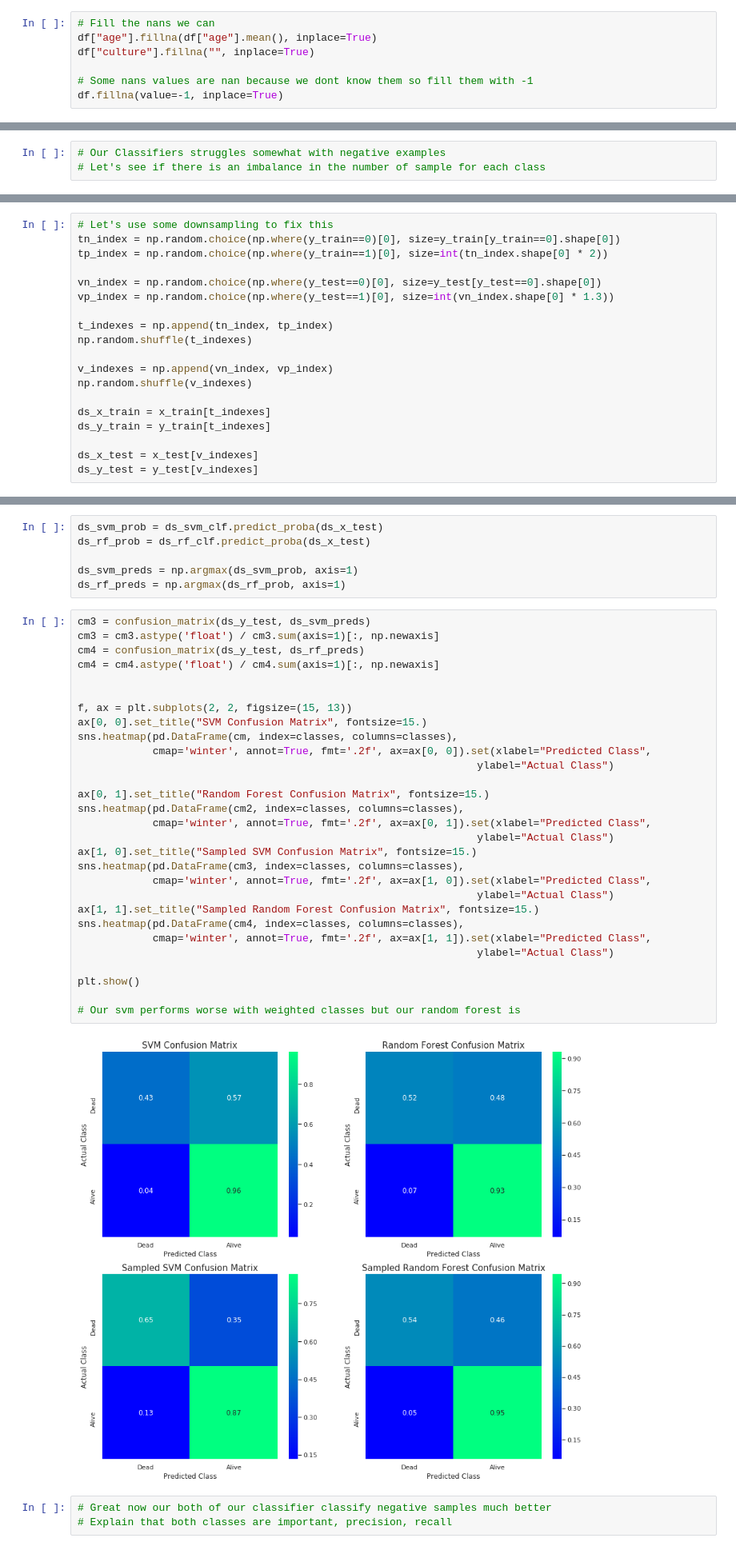
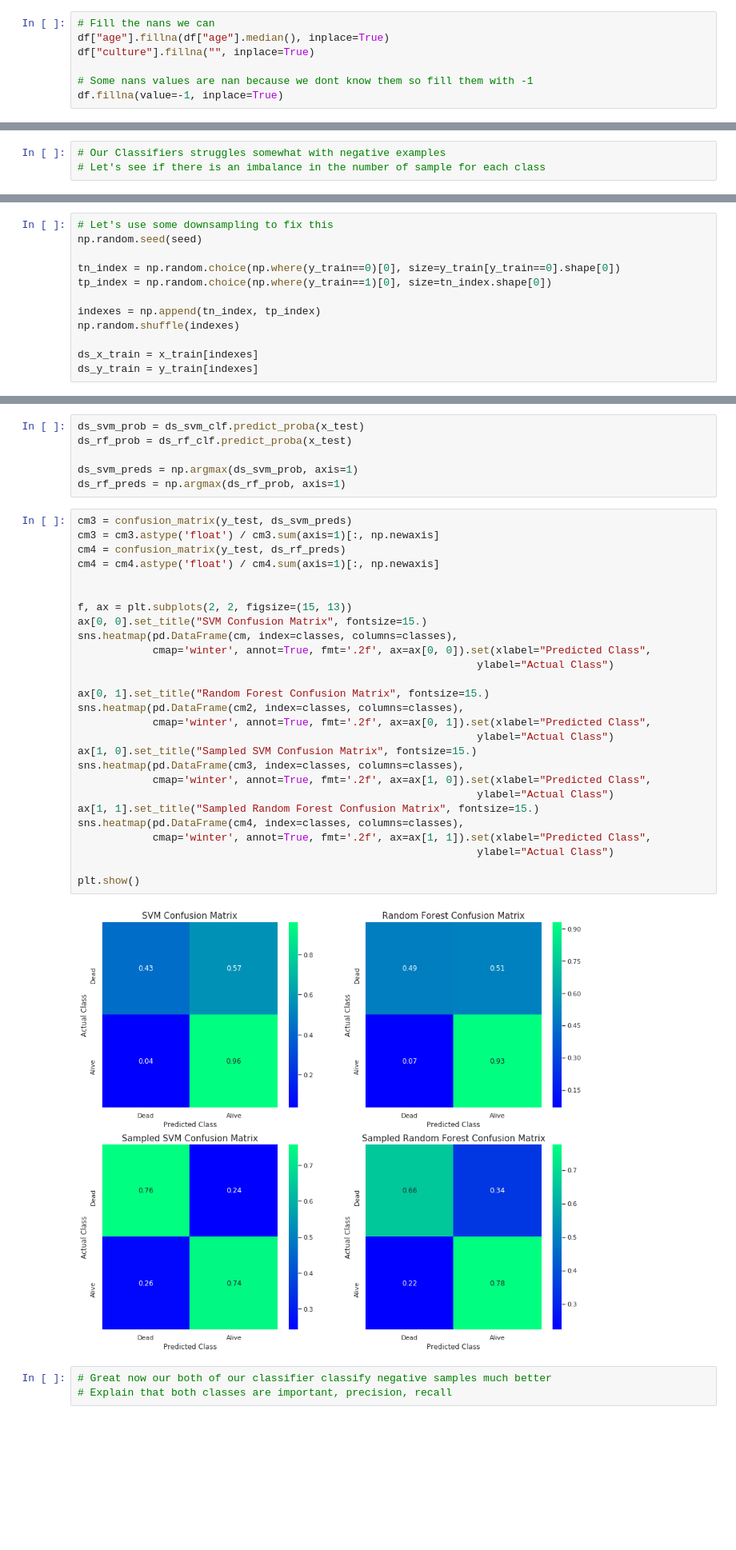
Before and after one commit to dvd42/GOT-Death-Prediction, a Jupyter notebook: got_death_predictions.ipynb, the cells around one changed output, grey strips where cells are left out. Shown at 80% size. Cells and saved outputs as stored; diff of their text form; blank space fills up the shorter version.

```diff
--- a/got_death_predictions.ipynb
+++ b/got_death_predictions.ipynb
@@ -101,7 +102,7 @@ drop = ["S.No", "pred", "alive", "plod", "name", "isAlive", "DateoFdeath"]
 df.drop(drop, inplace=True, axis=1)
 # %%
 # Fill the nans we can
-df["age"].fillna(df["age"].mean(), inplace=True)
+df["age"].fillna(df["age"].median(), inplace=True)
 df["culture"].fillna("", inplace=True)
 
 # Some nans values are nan because we dont know them so fill them with -1
@@ -281,23 +282,16 @@ plt.show()
 [figure]
 # %%
 # Let's use some downsampling to fix this
+np.random.seed(seed)
+
 tn_index = np.random.choice(np.where(y_train==0)[0], size=y_train[y_train==0].shape[0])
-tp_index = np.random.choice(np.where(y_train==1)[0], size=int(tn_index.shape[0] * 2))
+tp_index = np.random.choice(np.where(y_train==1)[0], size=tn_index.shape[0])
 
-vn_index = np.random.choice(np.where(y_test==0)[0], size=y_test[y_test==0].shape[0])
-vp_index = np.random.choice(np.where(y_test==1)[0], size=int(vn_index.shape[0] * 1.3))
+indexes = np.append(tn_index, tp_index)
+np.random.shuffle(indexes)
 
-t_indexes = np.append(tn_index, tp_index)
-np.random.shuffle(t_indexes)
-
-v_indexes = np.append(vn_index, vp_index)
-np.random.shuffle(v_indexes)
-
-ds_x_train = x_train[t_indexes]
-ds_y_train = y_train[t_indexes]
-
-ds_x_test = x_test[v_indexes]
-ds_y_test = y_test[v_indexes]
+ds_x_train = x_train[indexes]
+ds_y_train = y_train[indexes]
 # %%
 %%capture
 
@@ -309,42 +303,40 @@ ds_rf_clf = RandomForestClassifier(n_estimators=200, n_jobs=-1, random_state=see
 ds_svm_clf.fit(ds_x_train, ds_y_train)
 ds_rf_clf.fit(ds_x_train, ds_y_train)
 # %%
-ds_svm_prob = ds_svm_clf.predict_proba(ds_x_test)
-ds_rf_prob = ds_rf_clf.predict_proba(ds_x_test)
+ds_svm_prob = ds_svm_clf.predict_proba(x_test)
+ds_rf_prob = ds_rf_clf.predict_proba(x_test)
 
 ds_svm_preds = np.argmax(ds_svm_prob, axis=1)
 ds_rf_preds = np.argmax(ds_rf_prob, axis=1)
 # %%
-cm3 = confusion_matrix(ds_y_test, ds_svm_preds)
+cm3 = confusion_matrix(y_test, ds_svm_preds)
 cm3 = cm3.astype('float') / cm3.sum(axis=1)[:, np.newaxis]
-cm4 = confusion_matrix(ds_y_test, ds_rf_preds)
+cm4 = confusion_matrix(y_test, ds_rf_preds)
 cm4 = cm4.astype('float') / cm4.sum(axis=1)[:, np.newaxis]
 
 
 f, ax = plt.subplots(2, 2, figsize=(15, 13))
 ax[0, 0].set_title("SVM Confusion Matrix", fontsize=15.)
 sns.heatmap(pd.DataFrame(cm, index=classes, columns=classes),
             cmap='winter', annot=True, fmt='.2f', ax=ax[0, 0]).set(xlabel="Predicted Class",
                                                                 ylabel="Actual Class")
 
 ax[0, 1].set_title("Random Forest Confusion Matrix", fontsize=15.)
 sns.heatmap(pd.DataFrame(cm2, index=classes, columns=classes),
             cmap='winter', annot=True, fmt='.2f', ax=ax[0, 1]).set(xlabel="Predicted Class",
                                                                 ylabel="Actual Class")
 ax[1, 0].set_title("Sampled SVM Confusion Matrix", fontsize=15.)
 sns.heatmap(pd.DataFrame(cm3, index=classes, columns=classes),
             cmap='winter', annot=True, fmt='.2f', ax=ax[1, 0]).set(xlabel="Predicted Class",
                                                                 ylabel="Actual Class")
 ax[1, 1].set_title("Sampled Random Forest Confusion Matrix", fontsize=15.)
 sns.heatmap(pd.DataFrame(cm4, index=classes, columns=classes),
             cmap='winter', annot=True, fmt='.2f', ax=ax[1, 1]).set(xlabel="Predicted Class",
                                                                 ylabel="Actual Class")
 
 plt.show()
-
-# Our svm performs worse with weighted classes but our random forest is
 # %% [output]
-[figure, old version]
+[figure, new version]
 # %%
 # Great now our both of our classifier classify negative samples much better
 # Explain that both classes are important, precision, recall
```
Also changed, not shown: parts of 12 cells of this notebook.
